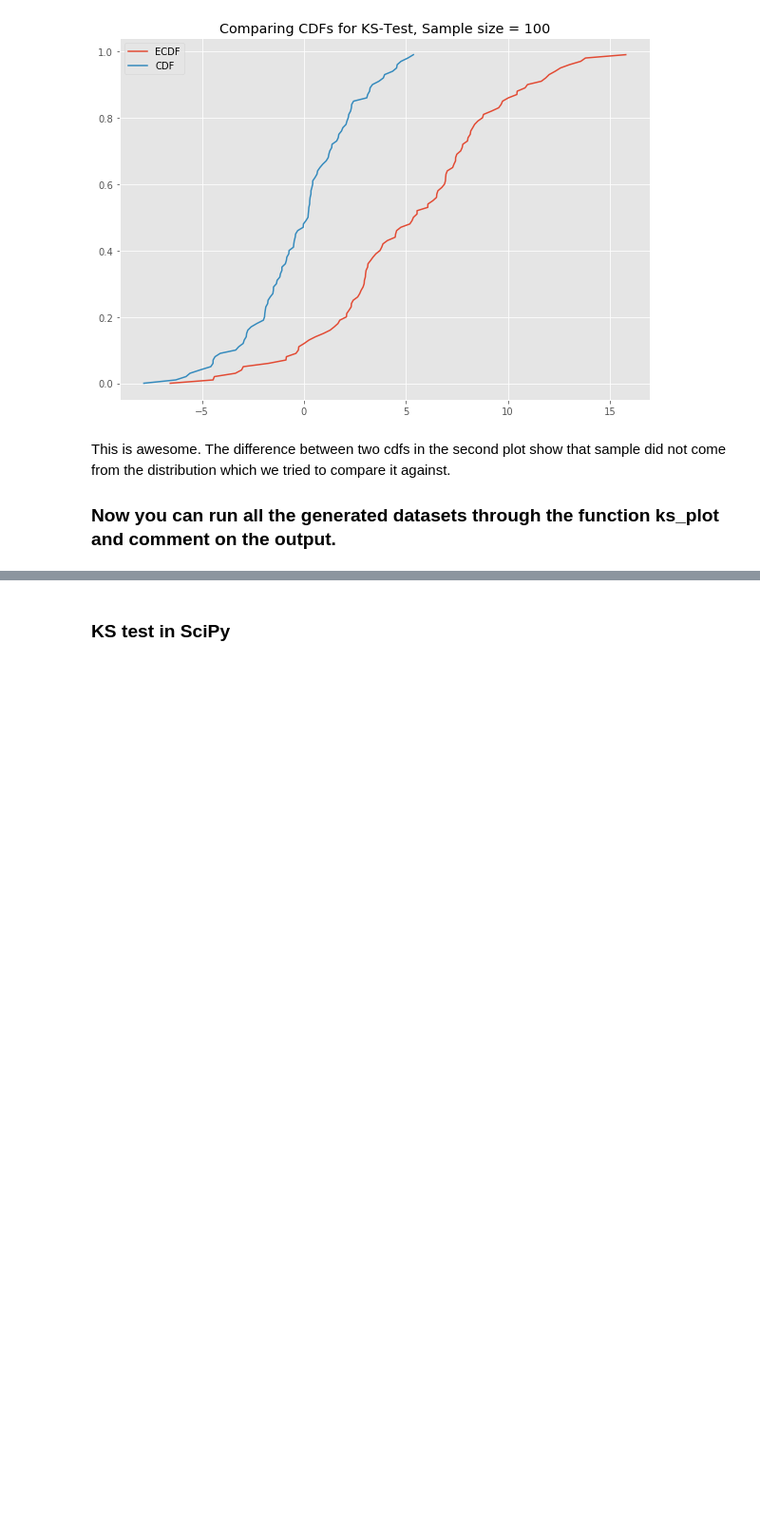
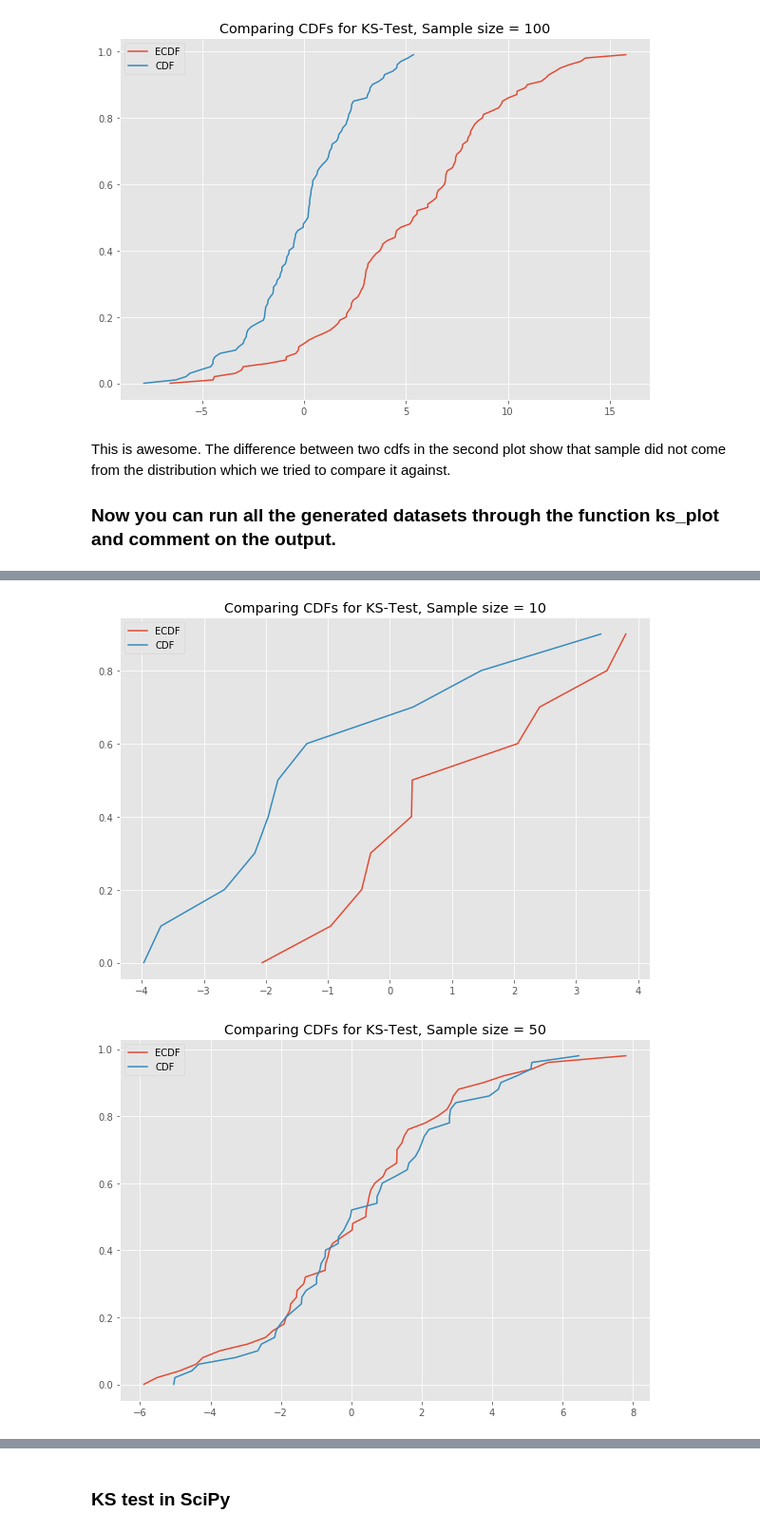
Before and after one commit to MissAle17/dsc-2-23-04-kolmogorov-smirnov-test-lab-online-ds-sp-000, a Jupyter notebook: index.ipynb, the cells around one changed output, grey strips where cells are left out. Shown at 95% size. Drawn from its saved outputs; the diff is of its cells as text; code cells hidden in the pictures; blank space fills up the shorter version.

```diff
--- a/index.ipynb
+++ b/index.ipynb
@@ -113,0 +98,8 @@ x_1000
+# %%
+ks_plot(x_10)
+ks_plot(x_50)
+ks_plot(x_100)
+ks_plot(x_1000)
+# %% [output]
+[figure, added]
+[figure, added]
```
Also changed, not shown: parts of 16 cells of this notebook.
